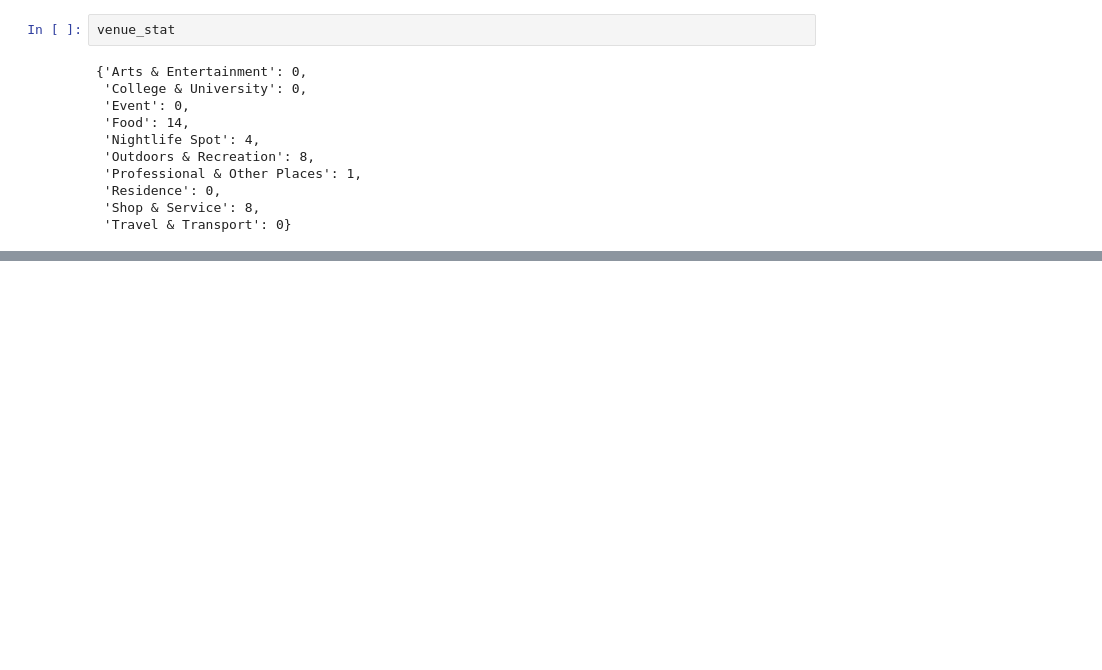
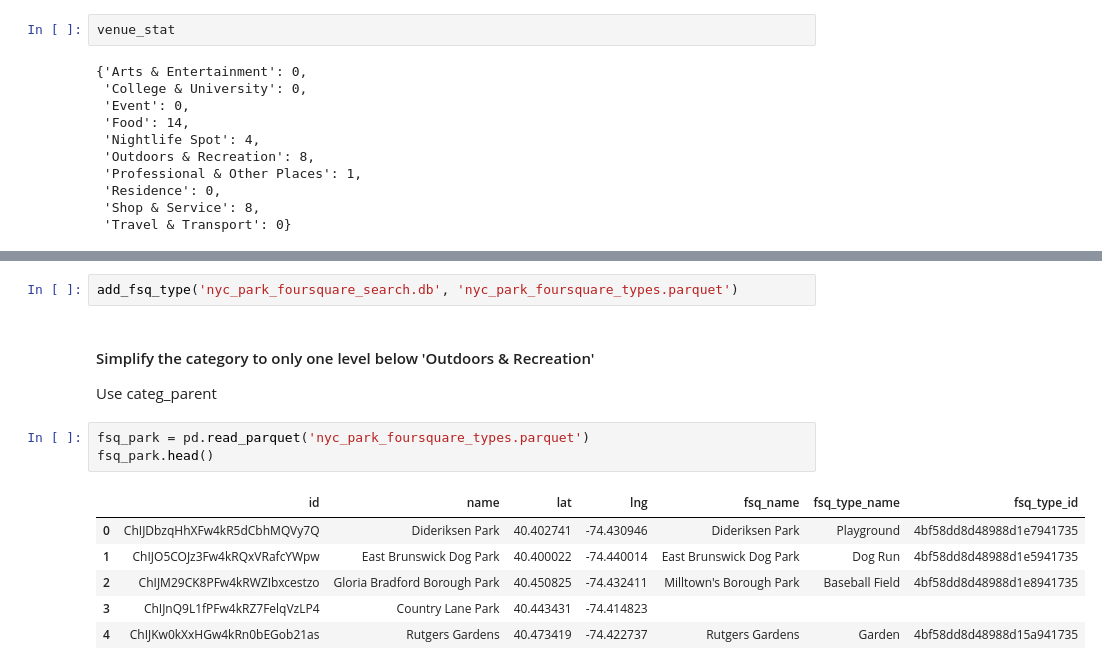
Before and after one commit to qcabel/park-recommendation, a Jupyter notebook: park_type_per_FourSquare_API.ipynb, the cells around one changed output, grey strips where cells are left out. Drawn from its saved outputs; the diff is of its cells as text; blank space fills up the shorter version.

```diff
--- a/park_type_per_FourSquare_API.ipynb
+++ b/park_type_per_FourSquare_API.ipynb
@@ -227,0 +312,15 @@ venue_stat
+# %%
+add_fsq_type('nyc_park_foursquare_search.db', 'nyc_park_foursquare_types.parquet')
+# %% [markdown]
+#### Simplify the category to only one level below 'Outdoors & Recreation'
+Use categ_parent
+# %%
+fsq_park = pd.read_parquet('nyc_park_foursquare_types.parquet')
+fsq_park.head()
+# %% [output]
+|  | id | name | lat | lng | fsq_name | fsq_type_name | fsq_type_id |
+| 0 | ChIJDbzqHhXFw4kR5dCbhMQVy7Q | Dideriksen Park | 40.402741 | -74.430946 | Dideriksen Park | Playground | 4bf58dd8d48988d1e7941735 |
+| 1 | ChIJO5COJz3Fw4kRQxVRafcYWpw | East Brunswick Dog Park | 40.400022 | -74.440014 | East Brunswick Dog Park | Dog Run | 4bf58dd8d48988d1e5941735 |
+| 2 | ChIJM29CK8PFw4kRWZIbxcestzo | Gloria Bradford Borough Park | 40.450825 | -74.432411 | Milltown's Borough Park | Baseball Field | 4bf58dd8d48988d1e8941735 |
+| 3 | ChIJnQ9L1fPFw4kRZ7FelqVzLP4 | Country Lane Park | 40.443431 | -74.414823 |  |  |  |
+| 4 | ChIJKw0kXxHGw4kRn0bEGob21as | Rutgers Gardens | 40.473419 | -74.422737 | Rutgers Gardens | Garden | 4bf58dd8d48988d15a941735 |
```
Also changed, not shown: parts of 25 cells of this notebook.
